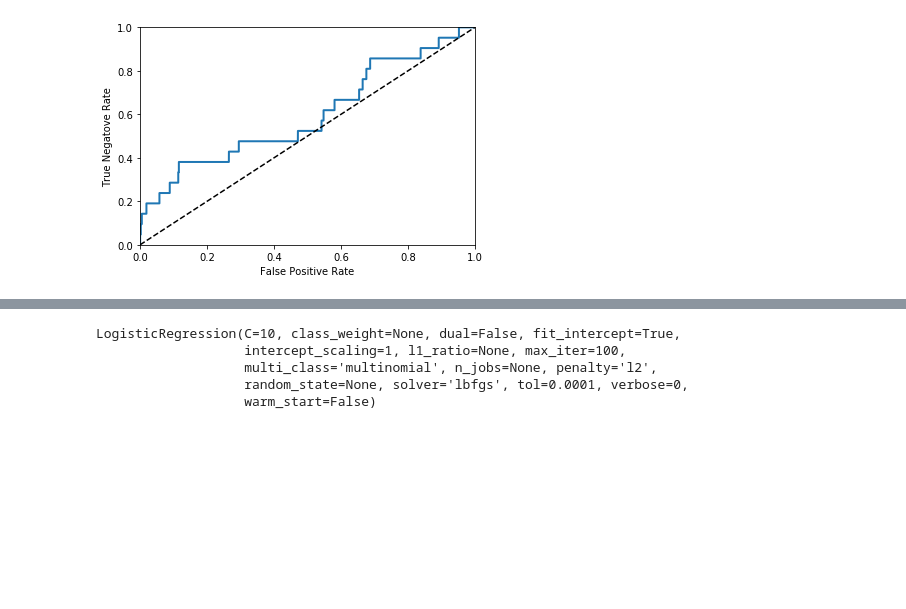
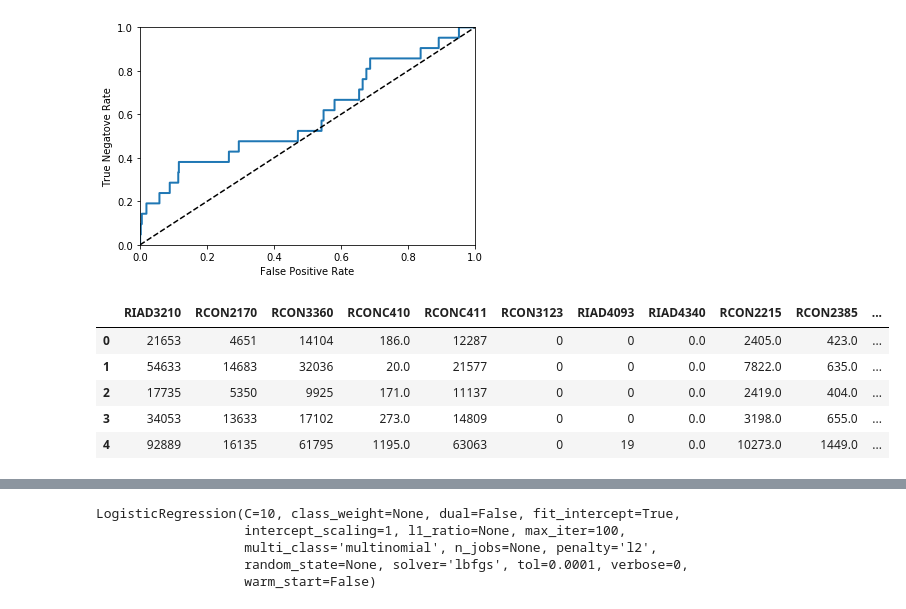
Before and after one commit to allaccountstaken/predicting_bank_distress, a Jupyter notebook: regression_banks_2010.ipynb, the cells around one changed output, grey strips where cells are left out. Saved outputs shown, nothing was run; the diff lists cells and outputs as text; code cells hidden in the pictures; blank space fills up the shorter version.

```diff
--- a/regression_banks_2010.ipynb
+++ b/regression_banks_2010.ipynb
@@ -493,3 +493,14 @@ plot_roc_curve(fpr, tpr)
 plt.show()
 # %% [output]
 [figure]
+# %%
+# Checking compositional of the data set by asset size (RCON2170)
+all_banks_2010Q4_df= pd.read_csv('data/all_banks_2010Q4.csv', index_col=0)
+all_banks_2010Q4_df.head()
+# %% [output]
+|  | RIAD3210 | RCON2170 | RCON3360 | RCONC410 | RCONC411 | RCON3123 | RIAD4093 | RIAD4340 | RCON2215 | RCON2385 | ... |
+| 0 | 21653 | 4651 | 14104 | 186.0 | 12287 | 0 | 0 | 0.0 | 2405.0 | 423.0 | ... |
+| 1 | 54633 | 14683 | 32036 | 20.0 | 21577 | 0 | 0 | 0.0 | 7822.0 | 635.0 | ... |
+| 2 | 17735 | 5350 | 9925 | 171.0 | 11137 | 0 | 0 | 0.0 | 2419.0 | 404.0 | ... |
+| 3 | 34053 | 13633 | 17102 | 273.0 | 14809 | 0 | 0 | 0.0 | 3198.0 | 655.0 | ... |
+| 4 | 92889 | 16135 | 61795 | 1195.0 | 63063 | 0 | 19 | 0.0 | 10273.0 | 1449.0 | ... |
```
Also changed, not shown: parts of 14 cells of this notebook.
